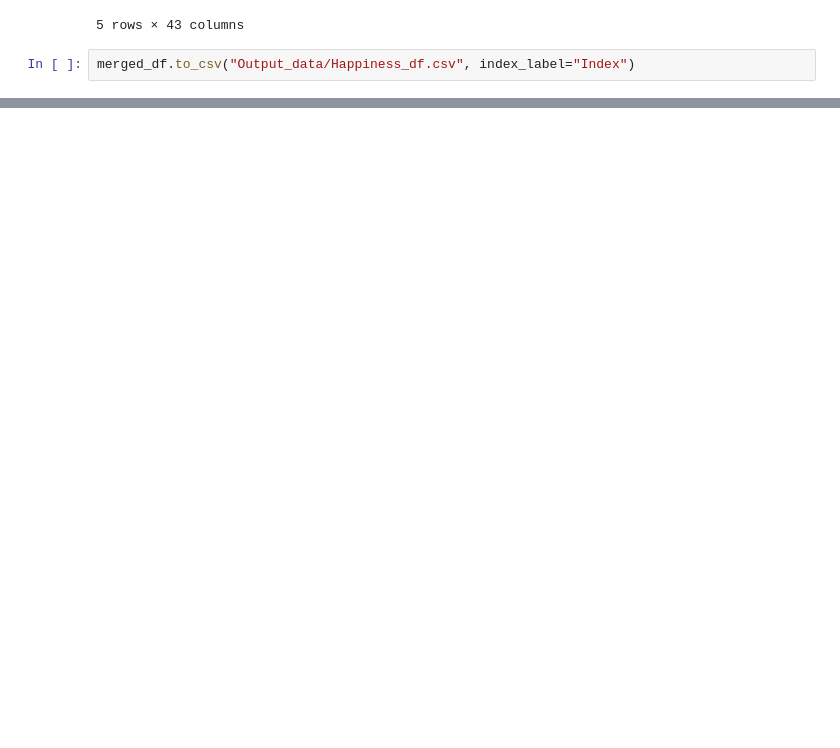
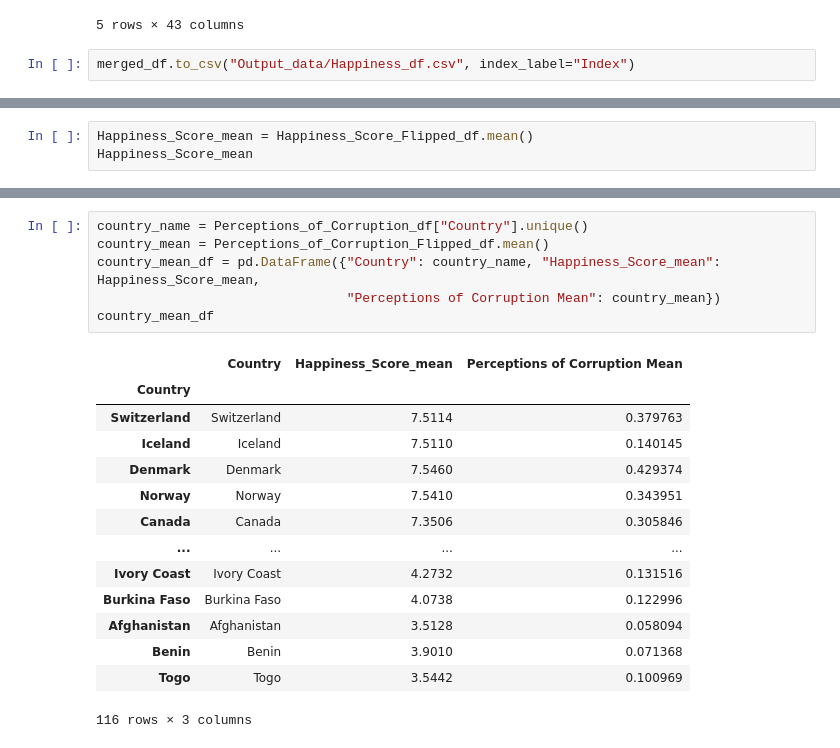
Before and after one commit to tvaughn905/Project-1, a Jupyter notebook: Perceptions_of_corruption.ipynb, the cells around one changed output, grey strips where cells are left out. Saved outputs shown, nothing was run; the diff lists cells and outputs as text; blank space fills up the shorter version.

```diff
--- a/Perceptions_of_corruption.ipynb
+++ b/Perceptions_of_corruption.ipynb
@@ -226,0 +257,3 @@ merged_df.to_csv("Output_data/Happiness_df.csv", index_label="Index")
+# %%
+Happiness_Score_mean = Happiness_Score_Flipped_df.mean()
+Happiness_Score_mean
@@ -239,0 +310,21 @@ Perceptions_of_Corruption_df.head()
+# %%
+country_name = Perceptions_of_Corruption_df["Country"].unique()
+country_mean = Perceptions_of_Corruption_Flipped_df.mean()
+country_mean_df = pd.DataFrame({"Country": country_name, "Happiness_Score_mean": Happiness_Score_mean,
+                                "Perceptions of Corruption Mean": country_mean})
+country_mean_df
+# %% [output]
+|  | Country | Happiness_Score_mean | Perceptions of Corruption Mean |
+| Country |  |  |  |
+| Switzerland | Switzerland | 7.5114 | 0.379763 |
+| Iceland | Iceland | 7.5110 | 0.140145 |
+| Denmark | Denmark | 7.5460 | 0.429374 |
+| Norway | Norway | 7.5410 | 0.343951 |
+| Canada | Canada | 7.3506 | 0.305846 |
+| ... | ... | ... | ... |
+| Ivory Coast | Ivory Coast | 4.2732 | 0.131516 |
+| Burkina Faso | Burkina Faso | 4.0738 | 0.122996 |
+| Afghanistan | Afghanistan | 3.5128 | 0.058094 |
+| Benin | Benin | 3.9010 | 0.071368 |
+| Togo | Togo | 3.5442 | 0.100969 |
+116 rows × 3 columns
```
Also changed, not shown: parts of 7 cells of this notebook.
